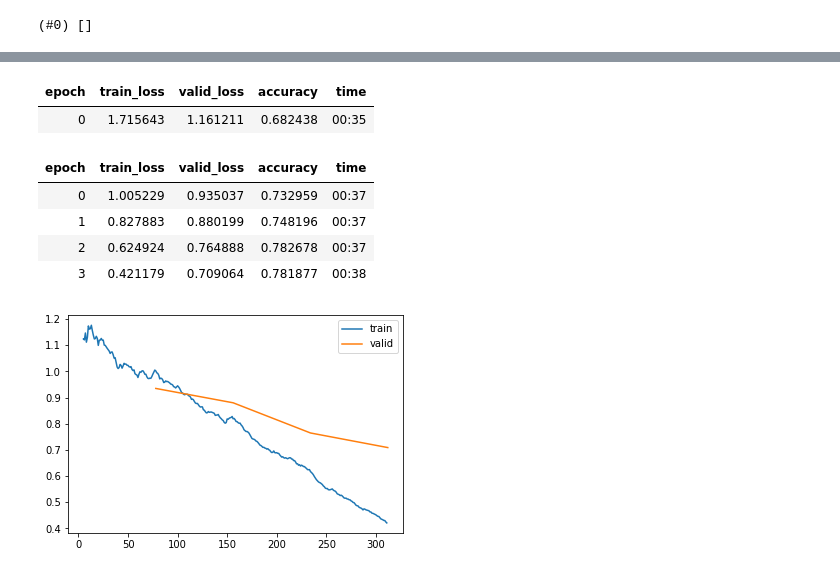
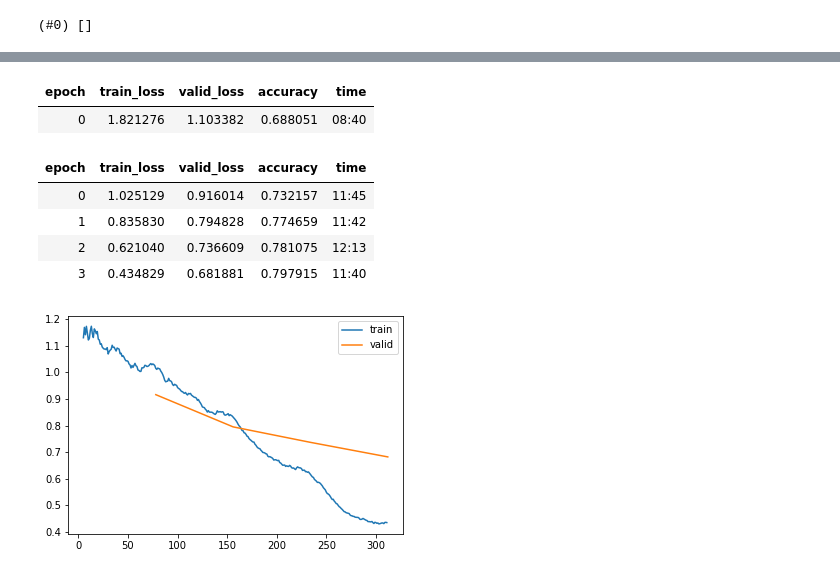
Before and after one commit to hadisotudeh/product-color-classification, a Jupyter notebook: train (transfer learning).ipynb, the cells around one changed output, grey strips where cells are left out. Drawn from its saved outputs; the diff is of its cells as text; code cells hidden in the pictures.

```diff
--- a/train (transfer learning).ipynb
+++ b/train (transfer learning).ipynb
@@ -13,6 +14,7 @@ ssl._create_default_https_context = ssl._create_unverified_context
 # %%
 train_path = Path("train")
 test_path = Path("test")
+split_index = 1
 # %%
 fns = get_image_files(train_path)
 failed = verify_images(fns)
@@ -21,8 +23,10 @@ failed.map(train_path.unlink)
 [interactive output not drawn]
 (#0) []
 # %%
+def get_color(file_path): return str(file_path).split("/")[split_index]
+
 dls = ImageDataLoaders.from_path_func(train_path, get_image_files(train_path),
-                                      label_func=parent_label, seed=42, valid_pct=0.2,
+                                      label_func=get_color, seed=42, valid_pct=0.2,
                                       item_tfms=Resize(460),
                                       batch_tfms=[*aug_transforms(size=224, min_scale=0.75),Normalize.from_stats(*imagenet_stats)]
                                       )
@@ -44,17 +48,17 @@ suggested lrs are (0.006918309628963471, 0.007585775572806597)
 # %%
-learn.fine_tune(4, base_lr=0.006)
+learn.fine_tune(4, base_lr=0.004)
 # %% [output]
 | epoch | train_loss | valid_loss | accuracy | time |
-| 0 | 1.715643 | 1.161211 | 0.682438 | 00:35 |
+| 0 | 1.821276 | 1.103382 | 0.688051 | 08:40 |
 | epoch | train_loss | valid_loss | accuracy | time |
-| 0 | 1.005229 | 0.935037 | 0.732959 | 00:37 |
-| 1 | 0.827883 | 0.880199 | 0.748196 | 00:37 |
-| 2 | 0.624924 | 0.764888 | 0.782678 | 00:37 |
-| 3 | 0.421179 | 0.709064 | 0.781877 | 00:38 |
+| 0 | 1.025129 | 0.916014 | 0.732157 | 11:45 |
+| 1 | 0.835830 | 0.794828 | 0.774659 | 11:42 |
+| 2 | 0.621040 | 0.736609 | 0.781075 | 12:13 |
+| 3 | 0.434829 | 0.681881 | 0.797915 | 11:40 |
 # %%
 learn.recorder.plot_loss()
 # %% [output]
-[figure, old version]
+[figure, new version]
 # %%
 interp = ClassificationInterpretation.from_learner(learn)
 interp.plot_confusion_matrix(figsize=(10,10))
```
Also changed, not shown: parts of 8 cells of this notebook.
